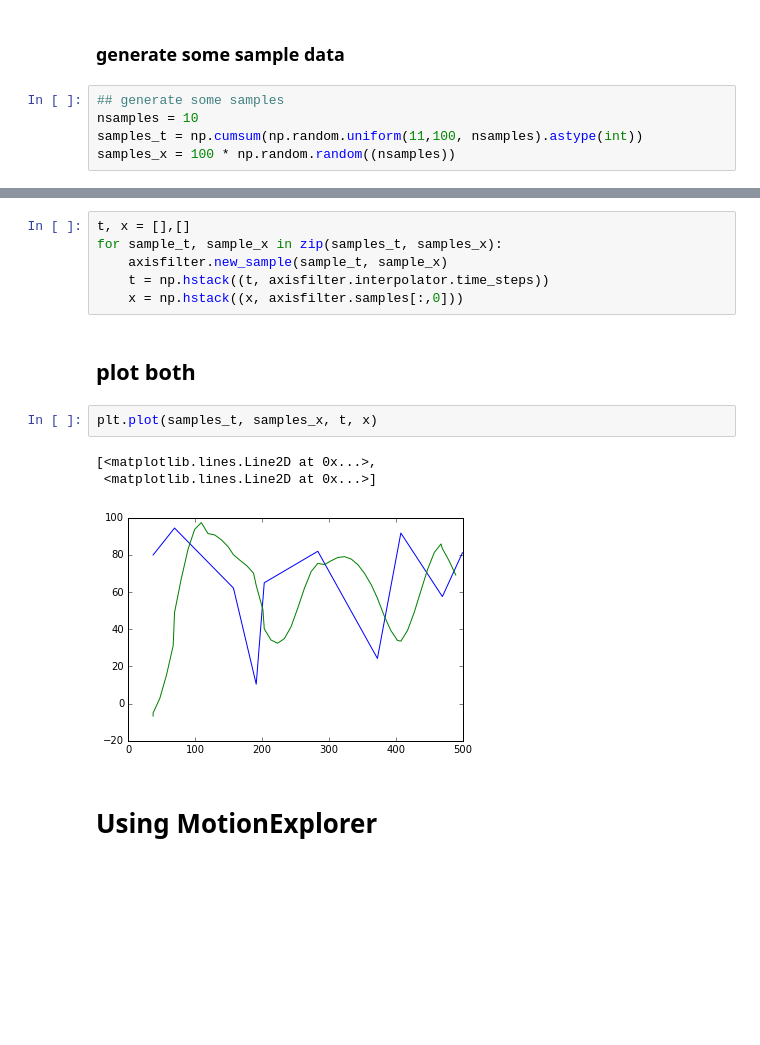
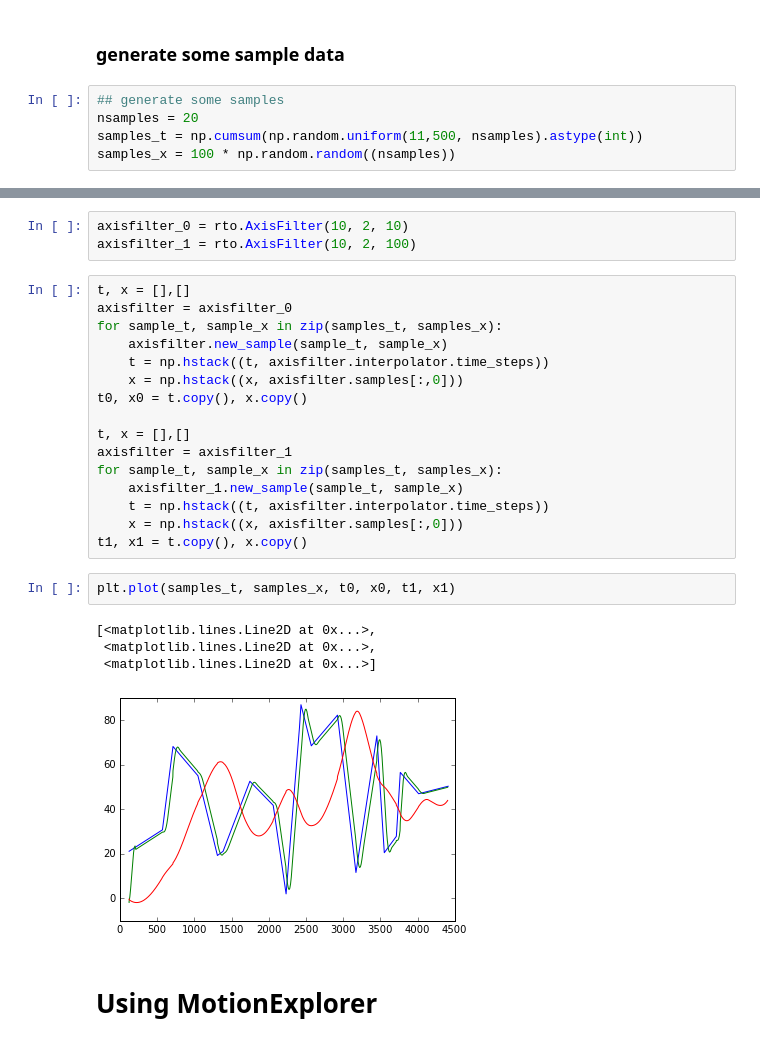
Before and after one commit to toinsson/rto, a Jupyter notebook: RTO - rewarding the original.ipynb, the cells around one changed output, grey strips where cells are left out. Drawn from its saved outputs; the diff is of its cells as text; blank space fills up the shorter version.

```diff
--- a/RTO - rewarding the original.ipynb
+++ b/RTO - rewarding the original.ipynb
@@ -12,8 +12,8 @@ import filters
 ### generate some sample data
 # %%
 ## generate some samples
-nsamples = 10
-samples_t = np.cumsum(np.random.uniform(11,100, nsamples).astype(int))
+nsamples = 20
+samples_t = np.cumsum(np.random.uniform(11,500, nsamples).astype(int))
 samples_x = 100 * np.random.random((nsamples))
 # %%
 plt.plot(samples_t, samples_x)
@@ -27,17 +32,29 @@ axisfilter = filters.AxisFilter2(10, 2, 10)
+# %%
+axisfilter_0 = rto.AxisFilter(10, 2, 10)
+axisfilter_1 = rto.AxisFilter(10, 2, 100)
 # %%
 t, x = [],[]
+axisfilter = axisfilter_0
 for sample_t, sample_x in zip(samples_t, samples_x):
     axisfilter.new_sample(sample_t, sample_x)
     t = np.hstack((t, axisfilter.interpolator.time_steps))
     x = np.hstack((x, axisfilter.samples[:,0]))
+t0, x0 = t.copy(), x.copy()
+
+t, x = [],[]
+axisfilter = axisfilter_1
+for sample_t, sample_x in zip(samples_t, samples_x):
+    axisfilter_1.new_sample(sample_t, sample_x)
+    t = np.hstack((t, axisfilter.interpolator.time_steps))
+    x = np.hstack((x, axisfilter.samples[:,0]))
+t1, x1 = t.copy(), x.copy()
-# %% [markdown]
-## plot both
 # %%
-plt.plot(samples_t, samples_x, t, x)
+plt.plot(samples_t, samples_x, t0, x0, t1, x1)
 # %% [output]
 [<matplotlib.lines.Line2D at 0x...>,
+ <matplotlib.lines.Line2D at 0x...>,
  <matplotlib.lines.Line2D at 0x...>]
-[figure, old version]
+[figure, new version]
 # %% [markdown]
 # Using MotionExplorer
 # %%
```
Also changed, not shown: parts of 10 cells of this notebook, 1 other file.
